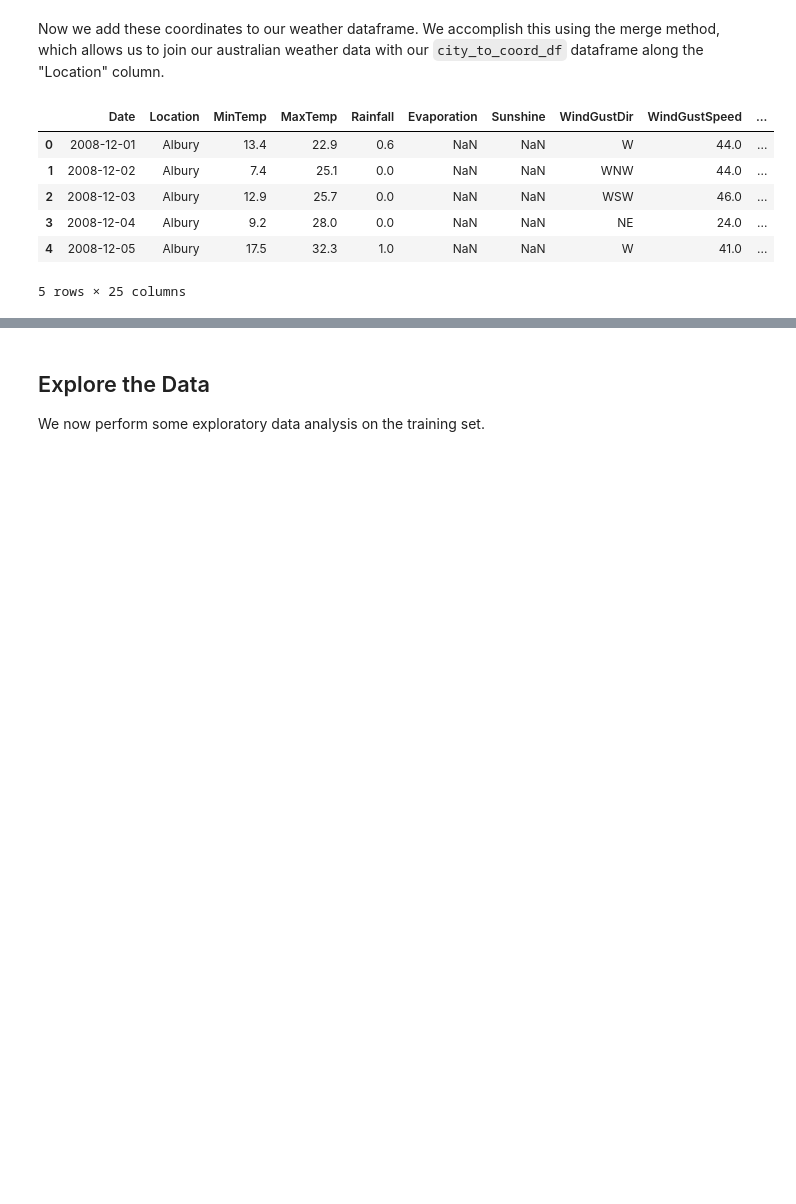
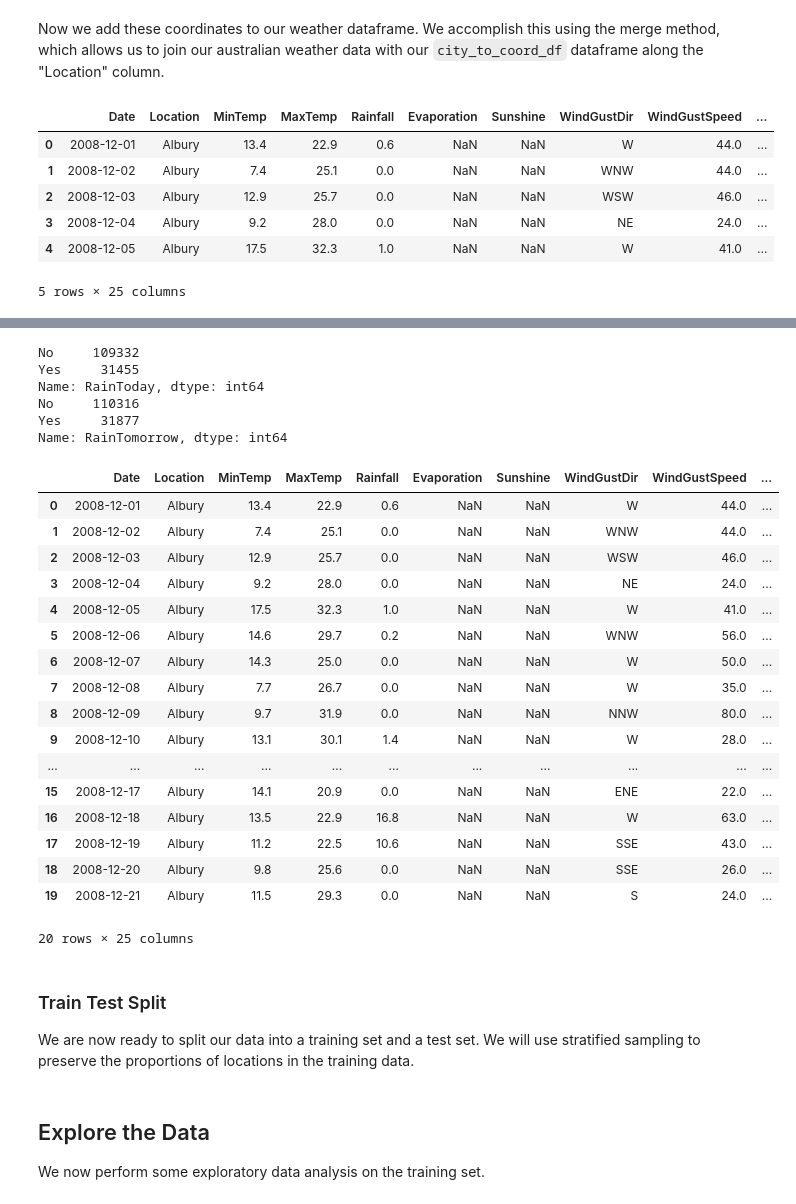
Before and after one commit to Luke-py/Australian-Rainfall, a Jupyter notebook: Australian Rainfall.ipynb, the cells around one changed output, grey strips where cells are left out. Saved outputs shown, nothing was run; the diff lists cells and outputs as text; code cells hidden in the pictures; blank space fills up the shorter version.

```diff
--- a/Australian Rainfall.ipynb
+++ b/Australian Rainfall.ipynb
@@ -323,0 +346,44 @@ for train_index, test_index in split.split(aus_weather_df, aus_weather_df['Locat
+# %%
+print(aus_weather_df['RainToday'].value_counts())
+print(aus_weather_df['RainTomorrow'].value_counts())
+# %% [output]
+No     109332
+Yes     31455
+Name: RainToday, dtype: int64
+No     110316
+Yes     31877
+Name: RainTomorrow, dtype: int64
+# %%
+def binary_encoder(x):
+    if (x == 'Yes') or (x == 1):
+        return 1
+    elif (x == 'No') or (x == 0):
+        return 0
+    else:
+        return x
+
+aus_weather_df['RainToday'] = aus_weather_df['RainToday'].apply(binary_encoder)
+aus_weather_df['RainTomorrow'] = aus_weather_df['RainTomorrow'].apply(binary_encoder)
+aus_weather_df[:][:20]
+# %% [output]
+|  | Date | Location | MinTemp | MaxTemp | Rainfall | Evaporation | Sunshine | WindGustDir | WindGustSpeed | ... |
+| 0 | 2008-12-01 | Albury | 13.4 | 22.9 | 0.6 | NaN | NaN | W | 44.0 | ... |
+| 1 | 2008-12-02 | Albury | 7.4 | 25.1 | 0.0 | NaN | NaN | WNW | 44.0 | ... |
+| 2 | 2008-12-03 | Albury | 12.9 | 25.7 | 0.0 | NaN | NaN | WSW | 46.0 | ... |
+| 3 | 2008-12-04 | Albury | 9.2 | 28.0 | 0.0 | NaN | NaN | NE | 24.0 | ... |
+| 4 | 2008-12-05 | Albury | 17.5 | 32.3 | 1.0 | NaN | NaN | W | 41.0 | ... |
+| 5 | 2008-12-06 | Albury | 14.6 | 29.7 | 0.2 | NaN | NaN | WNW | 56.0 | ... |
+| 6 | 2008-12-07 | Albury | 14.3 | 25.0 | 0.0 | NaN | NaN | W | 50.0 | ... |
+| 7 | 2008-12-08 | Albury | 7.7 | 26.7 | 0.0 | NaN | NaN | W | 35.0 | ... |
+| 8 | 2008-12-09 | Albury | 9.7 | 31.9 | 0.0 | NaN | NaN | NNW | 80.0 | ... |
+| 9 | 2008-12-10 | Albury | 13.1 | 30.1 | 1.4 | NaN | NaN | W | 28.0 | ... |
+| ... | ... | ... | ... | ... | ... | ... | ... | ... | ... | ... |
+| 15 | 2008-12-17 | Albury | 14.1 | 20.9 | 0.0 | NaN | NaN | ENE | 22.0 | ... |
+| 16 | 2008-12-18 | Albury | 13.5 | 22.9 | 16.8 | NaN | NaN | W | 63.0 | ... |
+| 17 | 2008-12-19 | Albury | 11.2 | 22.5 | 10.6 | NaN | NaN | SSE | 43.0 | ... |
+| 18 | 2008-12-20 | Albury | 9.8 | 25.6 | 0.0 | NaN | NaN | SSE | 26.0 | ... |
+| 19 | 2008-12-21 | Albury | 11.5 | 29.3 | 0.0 | NaN | NaN | S | 24.0 | ... |
+20 rows × 25 columns
+# %% [markdown]
+### Train Test Split
+We are now ready to split our data into a training set and a test set. We will use stratified sampling to preserve the proportions of locations in the training data.
```
Also changed, not shown: parts of 83 cells of this notebook.
